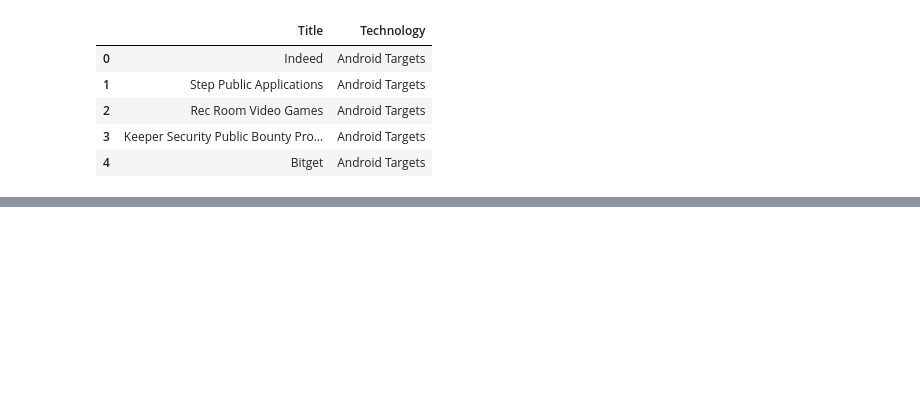
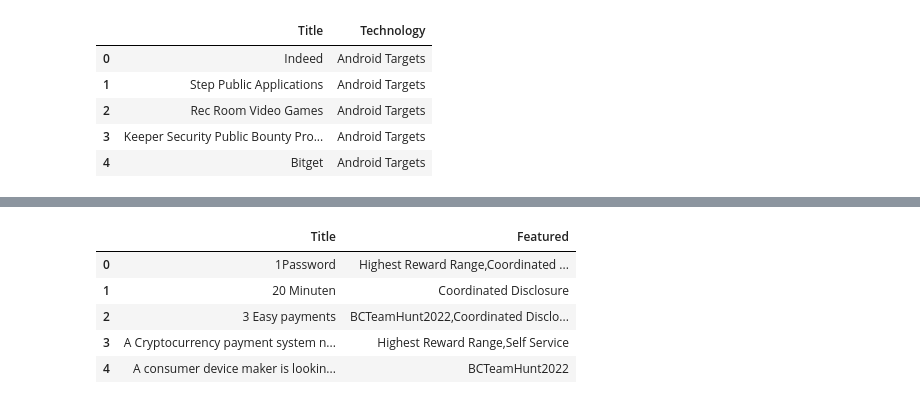
Before and after one commit to patrickahrend/data-analytics-bugcrowd, a Jupyter notebook: src/ultils.ipynb, the cells around one changed output, grey strips where cells are left out. Cells and saved outputs as stored; diff of their text form; code cells hidden in the pictures; blank space fills up the shorter version.

```diff
--- a/src/ultils.ipynb
+++ b/src/ultils.ipynb
@@ -183,0 +283,9 @@ result_technology.head()
+# %%
+result_features.head()
+# %% [output]
+|  | Title | Featured |
+| 0 | 1Password | Highest Reward Range,Coordinated ... |
+| 1 | 20 Minuten | Coordinated Disclosure |
+| 2 | 3 Easy payments | BCTeamHunt2022,Coordinated Disclo... |
+| 3 | A Cryptocurrency payment system n... | Highest Reward Range,Self Service |
+| 4 | A consumer device maker is lookin... | BCTeamHunt2022 |
```
Also changed, not shown: parts of 27 cells of this notebook.
